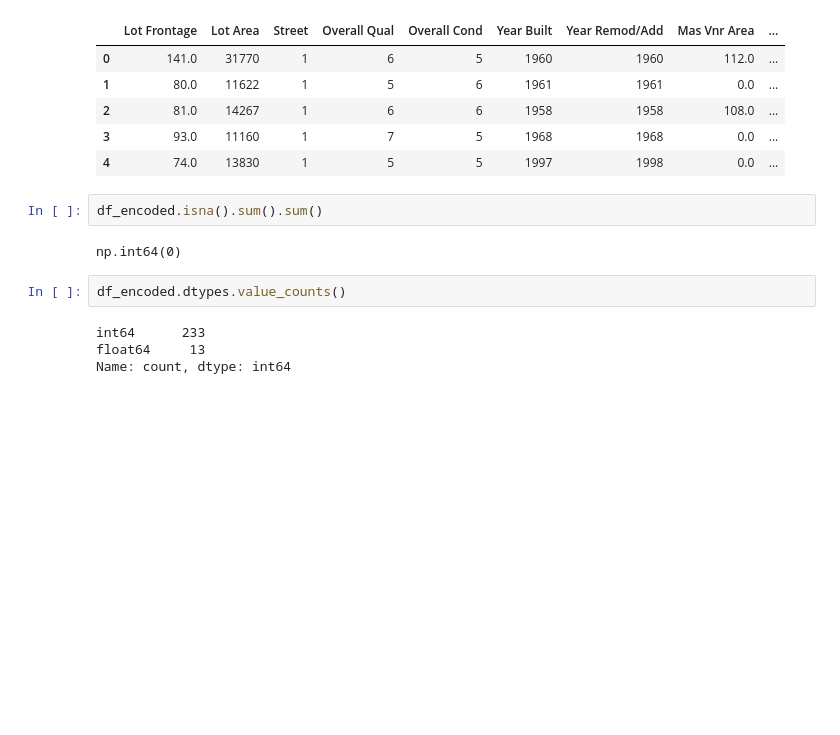
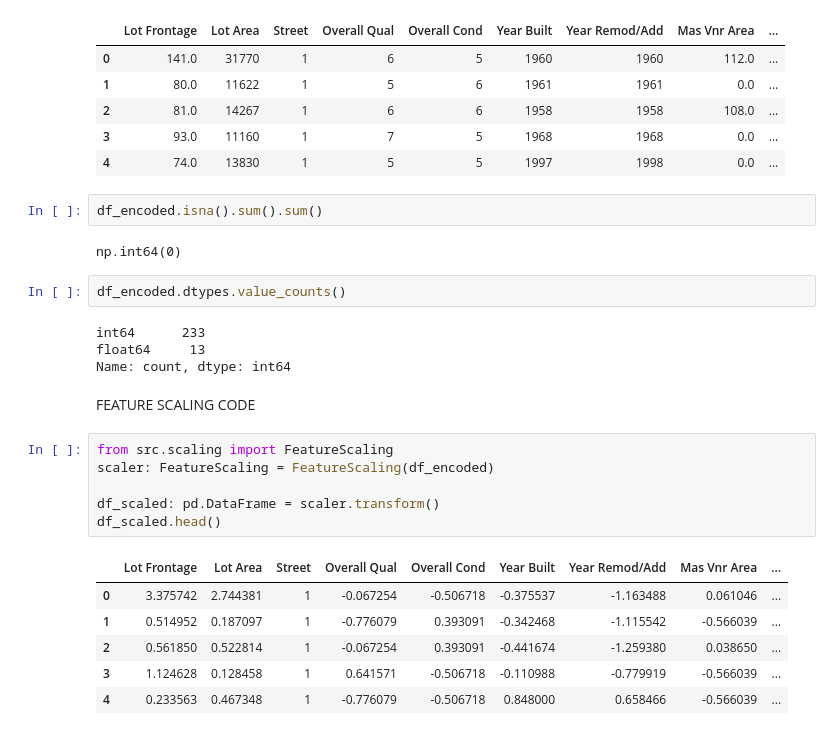
Before and after one commit to ameeqio/house-price-prediction-ml, a Jupyter notebook: notebooks/eda.ipynb, the cells around one changed output. Drawn from its saved outputs; the diff is of its cells as text; blank space fills up the shorter version.

Commit message:
Feature scaling module implemented

```diff
--- a/notebooks/eda.ipynb
+++ b/notebooks/eda.ipynb
@@ -762,3 +762,18 @@ df_encoded.dtypes.value_counts()
 int64      233
 float64     13
 Name: count, dtype: int64
+# %% [markdown]
+FEATURE SCALING CODE
+# %%
+from src.scaling import FeatureScaling
+scaler: FeatureScaling = FeatureScaling(df_encoded)
+
+df_scaled: pd.DataFrame = scaler.transform()
+df_scaled.head()
+# %% [output]
+|  | Lot Frontage | Lot Area | Street | Overall Qual | Overall Cond | Year Built | Year Remod/Add | Mas Vnr Area | ... |
+| 0 | 3.375742 | 2.744381 | 1 | -0.067254 | -0.506718 | -0.375537 | -1.163488 | 0.061046 | ... |
+| 1 | 0.514952 | 0.187097 | 1 | -0.776079 | 0.393091 | -0.342468 | -1.115542 | -0.566039 | ... |
+| 2 | 0.561850 | 0.522814 | 1 | -0.067254 | 0.393091 | -0.441674 | -1.259380 | 0.038650 | ... |
+| 3 | 1.124628 | 0.128458 | 1 | 0.641571 | -0.506718 | -0.110988 | -0.779919 | -0.566039 | ... |
+| 4 | 0.233563 | 0.467348 | 1 | -0.776079 | -0.506718 | 0.848000 | 0.658466 | -0.566039 | ... |
```
Also changed, not shown: parts of 2 cells of this notebook, 2 other files.
